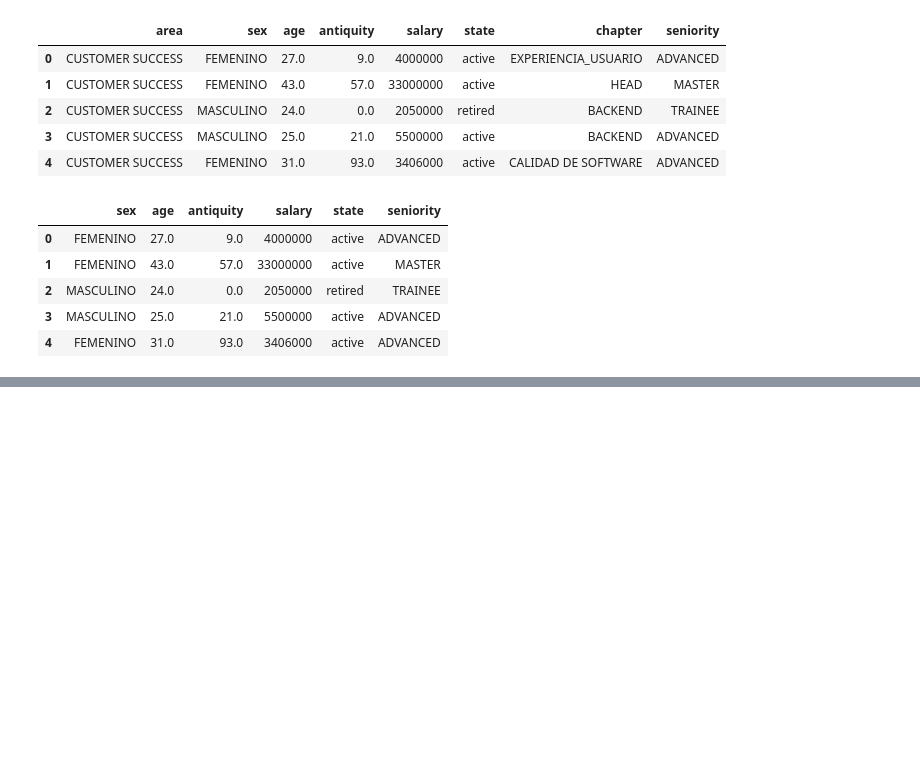
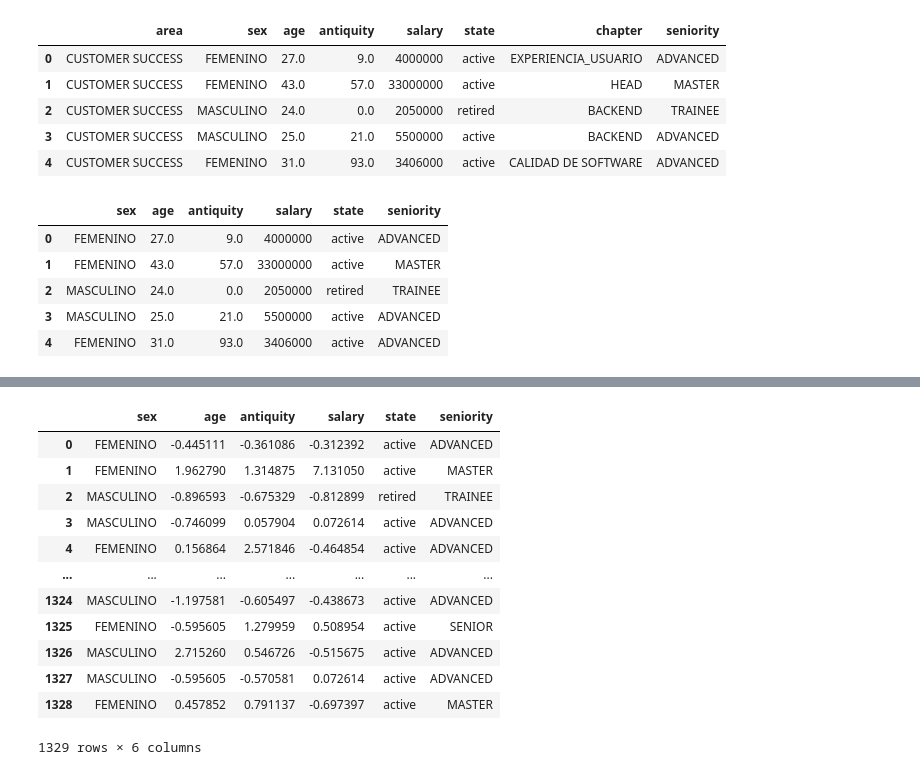
Before and after one commit to AlexanderPelaezJimenez/Pragma_mlops, a Jupyter notebook: model_statsmodel.ipynb, the cells around one changed output, grey strips where cells are left out. Saved outputs shown, nothing was run; the diff lists cells and outputs as text; code cells hidden in the pictures; blank space fills up the shorter version.

```diff
--- a/model_statsmodel.ipynb
+++ b/model_statsmodel.ipynb
@@ -58,0 +129,16 @@ scaler = StandardScaler()
+# %%
+df
+# %% [output]
+|  | sex | age | antiquity | salary | state | seniority |
+| 0 | FEMENINO | -0.445111 | -0.361086 | -0.312392 | active | ADVANCED |
+| 1 | FEMENINO | 1.962790 | 1.314875 | 7.131050 | active | MASTER |
+| 2 | MASCULINO | -0.896593 | -0.675329 | -0.812899 | retired | TRAINEE |
+| 3 | MASCULINO | -0.746099 | 0.057904 | 0.072614 | active | ADVANCED |
+| 4 | FEMENINO | 0.156864 | 2.571846 | -0.464854 | active | ADVANCED |
+| ... | ... | ... | ... | ... | ... | ... |
+| 1324 | MASCULINO | -1.197581 | -0.605497 | -0.438673 | active | ADVANCED |
+| 1325 | FEMENINO | -0.595605 | 1.279959 | 0.508954 | active | SENIOR |
+| 1326 | MASCULINO | 2.715260 | 0.546726 | -0.515675 | active | ADVANCED |
+| 1327 | MASCULINO | -0.595605 | -0.570581 | 0.072614 | active | ADVANCED |
+| 1328 | FEMENINO | 0.457852 | 0.791137 | -0.697397 | active | MASTER |
+1329 rows × 6 columns
```
Also changed, not shown: parts of 17 cells of this notebook.
